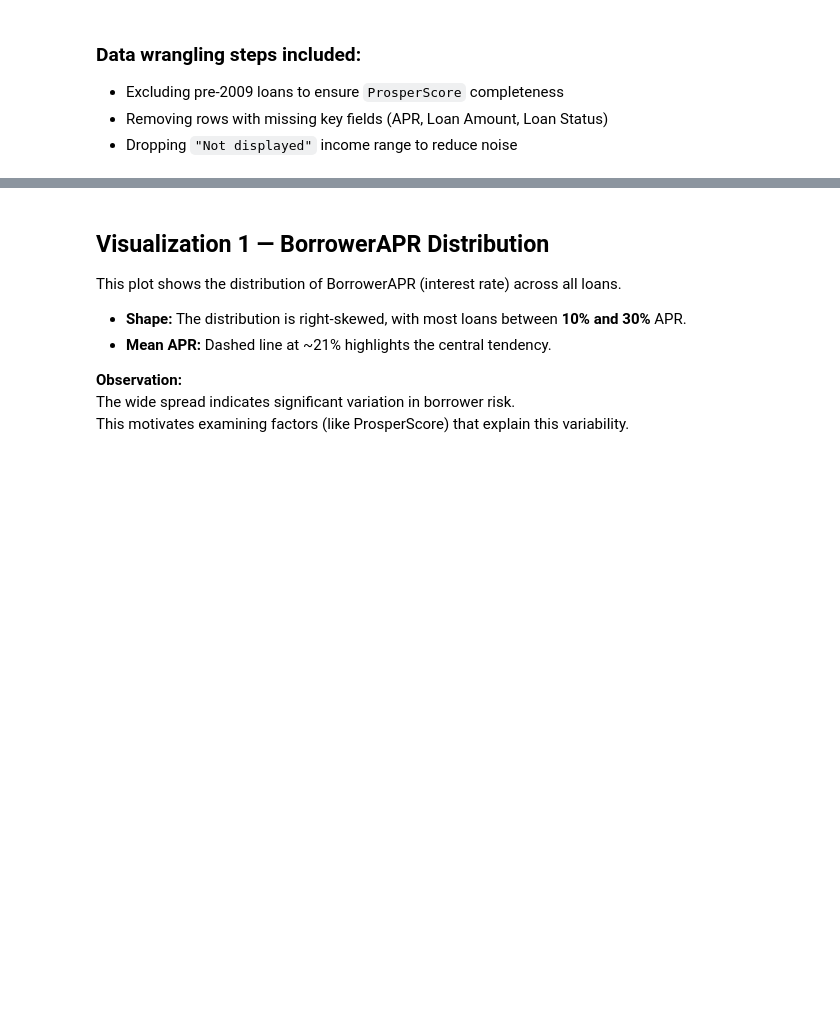
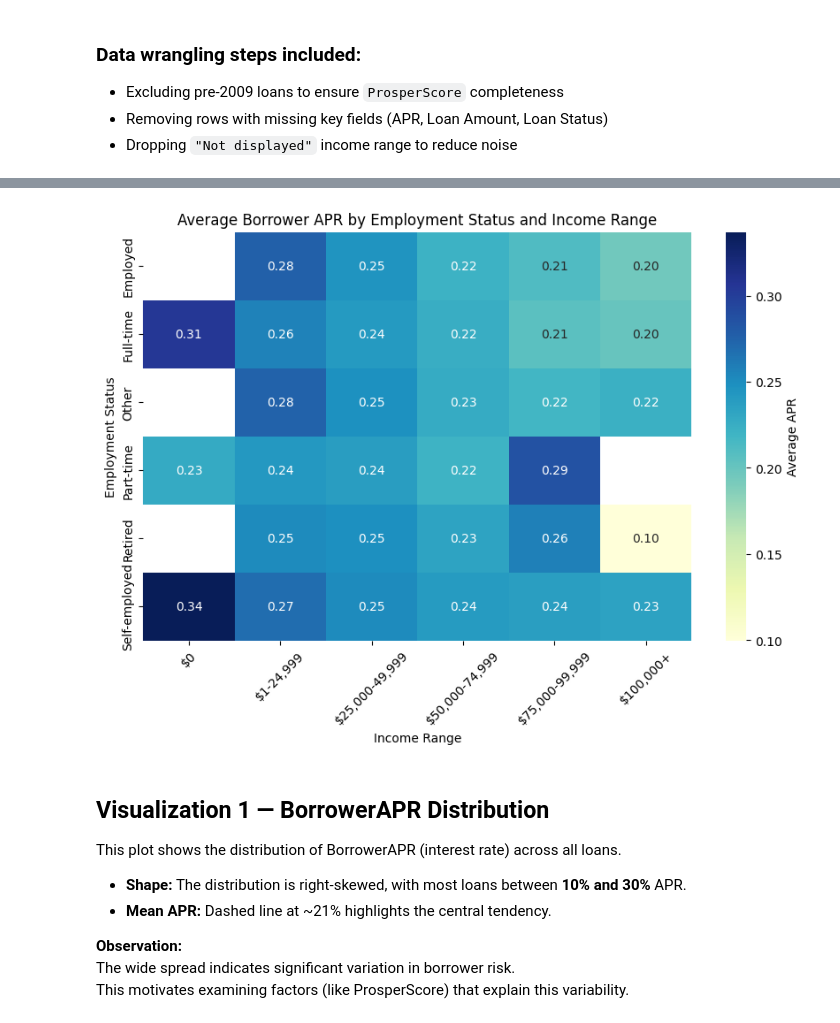
Before and after one commit to scarpl/Proper-Loan-Data-Analysis, a Jupyter notebook: Part_II_slide.ipynb, the cells around one changed output, grey strips where cells are left out. Cells and saved outputs as stored; diff of their text form; code cells hidden in the pictures; blank space fills up the shorter version.

```diff
--- a/Part_II_slide.ipynb
+++ b/Part_II_slide.ipynb
@@ -85,3 +79,25 @@ Dataset cleaned. Remaining records: 84881
+# %%
+income_order = [
+    '$0', '$1-24,999', '$25,000-49,999', '$50,000-74,999',
+    '$75,000-99,999', '$100,000+'
+]
+
+pivot_table_apr = loans_clean.pivot_table(
+   values='BorrowerAPR',
+   index='EmploymentStatus',
+   columns='IncomeRange',
+   aggfunc='mean'
+)
+pivot_table_apr = pivot_table_apr[income_order]
+plt.figure(figsize=(10, 6))
+sns.heatmap(pivot_table_apr, annot=True, fmt=".2f", cmap="YlGnBu", cbar_kws={'label': 'Average APR'})
+plt.title('Average Borrower APR by Employment Status and Income Range')
+plt.xlabel('Income Range')
+plt.ylabel('Employment Status')
+plt.xticks(rotation=45)
+plt.show()
+# %% [output]
+[figure, added]
 # %% [markdown]
 ## Visualization 1 — BorrowerAPR Distribution
 
```
Also changed, not shown: parts of 14 cells of this notebook, 9 other files.
